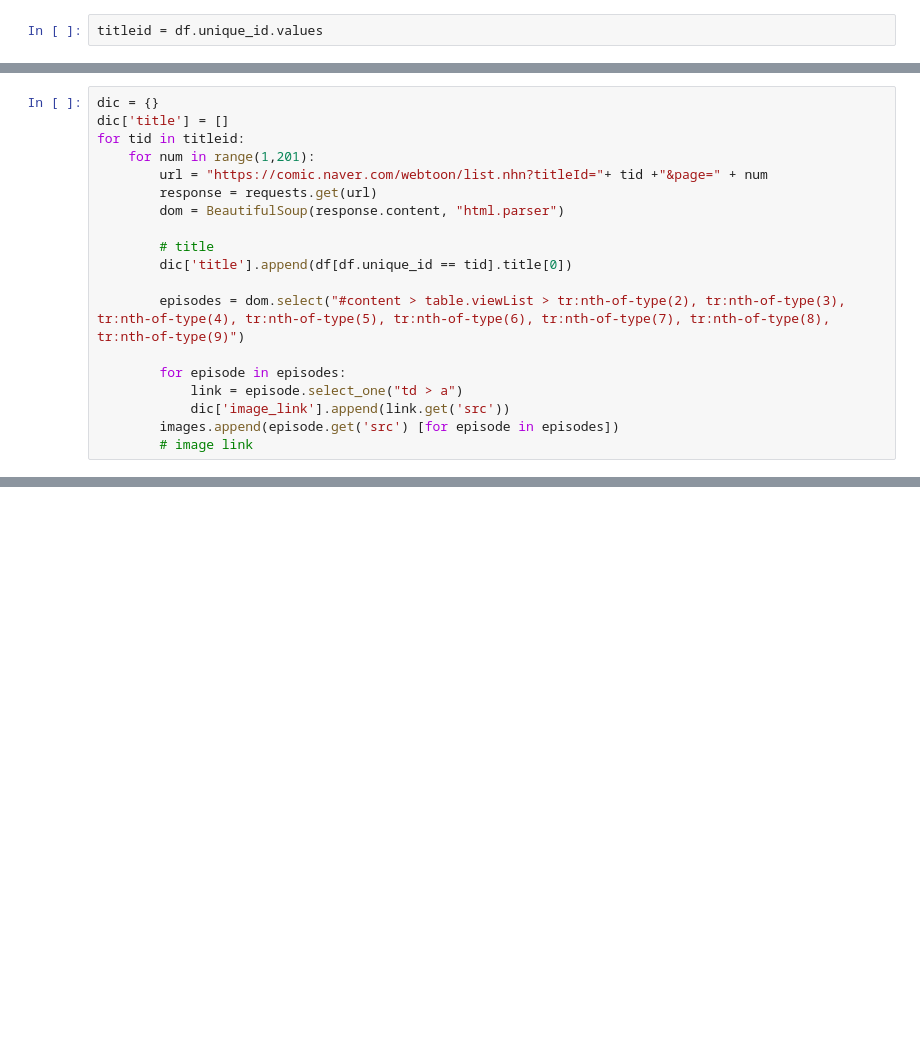
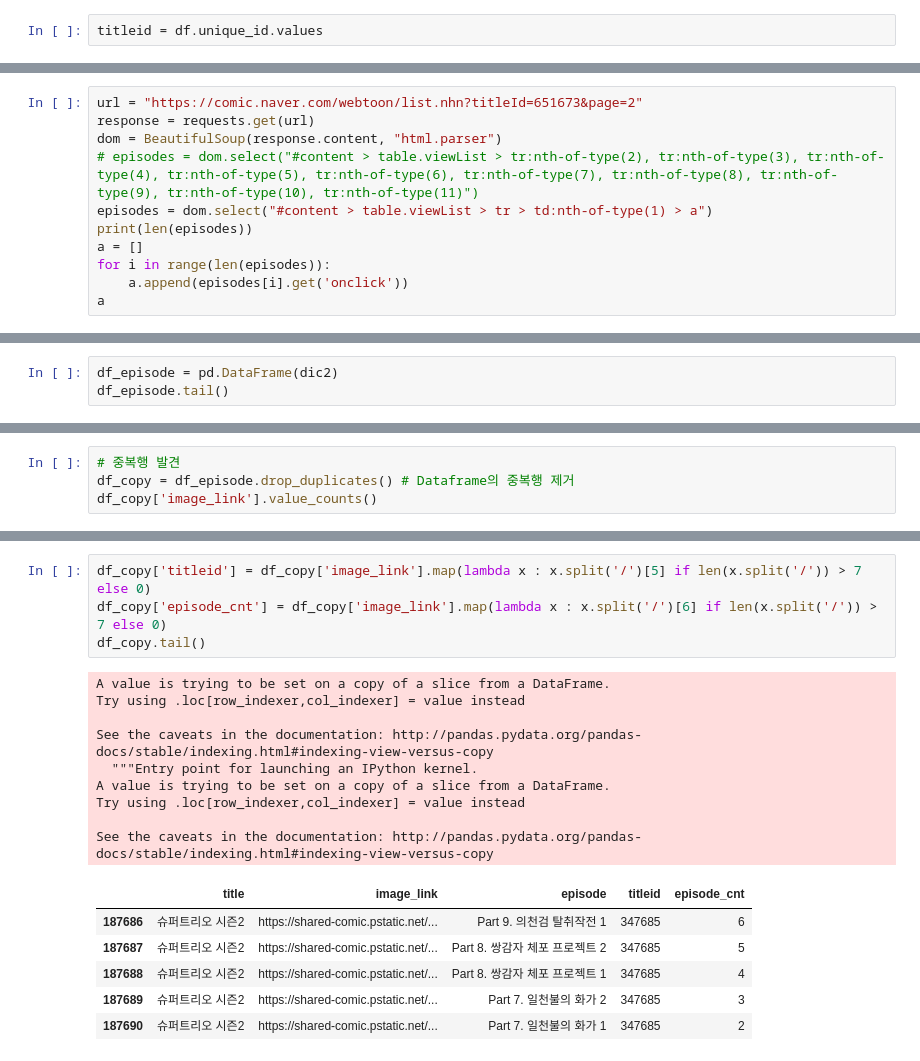
Before and after one commit to brightscannon/Webtoon_recommand_system, a Jupyter notebook: Crawling_test2_Juno.ipynb, the cells around one changed output, grey strips where cells are left out. Cells and saved outputs as stored; diff of their text form; blank space fills up the shorter version.

```diff
--- a/Crawling_test2_Juno.ipynb
+++ b/Crawling_test2_Juno.ipynb
@@ -122,20 +180,12 @@ titleid = df.unique_id.values
 # %%
-dic = {}
-dic['title'] = []
-for tid in titleid:
-    for num in range(1,201):
-        url = "https://comic.naver.com/webtoon/list.nhn?titleId="+ tid +"&page=" + num
-        response = requests.get(url)
-        dom = BeautifulSoup(response.content, "html.parser")
-
-        # title
-        dic['title'].append(df[df.unique_id == tid].title[0])
-
-        episodes = dom.select("#content > table.viewList > tr:nth-of-type(2), tr:nth-of-type(3), tr:nth-of-type(4), tr:nth-of-type(5), tr:nth-of-type(6), tr:nth-of-type(7), tr:nth-of-type(8), tr:nth-of-type(9)")
-
-        for episode in episodes:
-            link = episode.select_one("td > a")
-            dic['image_link'].append(link.get('src'))
-        images.append(episode.get('src') [for episode in episodes])
-        # image link
+url = "https://comic.naver.com/webtoon/list.nhn?titleId=651673&page=2"
+response = requests.get(url)
+dom = BeautifulSoup(response.content, "html.parser")
+# episodes = dom.select("#content > table.viewList > tr:nth-of-type(2), tr:nth-of-type(3), tr:nth-of-type(4), tr:nth-of-type(5), tr:nth-of-type(6), tr:nth-of-type(7), tr:nth-of-type(8), tr:nth-of-type(9), tr:nth-of-type(10), tr:nth-of-type(11)")
+episodes = dom.select("#content > table.viewList > tr > td:nth-of-type(1) > a")
+print(len(episodes))
+a = []
+for i in range(len(episodes)):
+    a.append(episodes[i].get('onclick'))
+a
 # %% [output]
@@ -180,0 +380,3 @@ dom.select("#content > table.viewList > tr")
+# %%
+df_episode = pd.DataFrame(dic2)
+df_episode.tail()
@@ -180,0 +540,4 @@ dom.select("#content > table.viewList > tr")
+# %%
+# 중복행 발견
+df_copy = df_episode.drop_duplicates() # Dataframe의 중복행 제거
+df_copy['image_link'].value_counts()
@@ -180,0 +584,20 @@ dom.select("#content > table.viewList > tr")
+# %%
+df_copy['titleid'] = df_copy['image_link'].map(lambda x : x.split('/')[5] if len(x.split('/')) > 7 else 0)
+df_copy['episode_cnt'] = df_copy['image_link'].map(lambda x : x.split('/')[6] if len(x.split('/')) > 7 else 0)
+df_copy.tail()
+# %% [output]
+A value is trying to be set on a copy of a slice from a DataFrame.
+Try using .loc[row_indexer,col_indexer] = value instead
+
+See the caveats in the documentation: http://pandas.pydata.org/pandas-docs/stable/indexing.html#indexing-view-versus-copy
+  """Entry point for launching an IPython kernel.
+A value is trying to be set on a copy of a slice from a DataFrame.
+Try using .loc[row_indexer,col_indexer] = value instead
+
+See the caveats in the documentation: http://pandas.pydata.org/pandas-docs/stable/indexing.html#indexing-view-versus-copy
+|  | title | image_link | episode | titleid | episode_cnt |
+| 187686 | 슈퍼트리오 시즌2 | https://shared-comic.pstatic.net/... | Part 9. 의천검 탈취작전 1 | 347685 | 6 |
+| 187687 | 슈퍼트리오 시즌2 | https://shared-comic.pstatic.net/... | Part 8. 쌍감자 체포 프로젝트 2 | 347685 | 5 |
+| 187688 | 슈퍼트리오 시즌2 | https://shared-comic.pstatic.net/... | Part 8. 쌍감자 체포 프로젝트 1 | 347685 | 4 |
+| 187689 | 슈퍼트리오 시즌2 | https://shared-comic.pstatic.net/... | Part 7. 일천불의 화가 2 | 347685 | 3 |
+| 187690 | 슈퍼트리오 시즌2 | https://shared-comic.pstatic.net/... | Part 7. 일천불의 화가 1 | 347685 | 2 |
```
Also changed, not shown: parts of 40 cells of this notebook.
